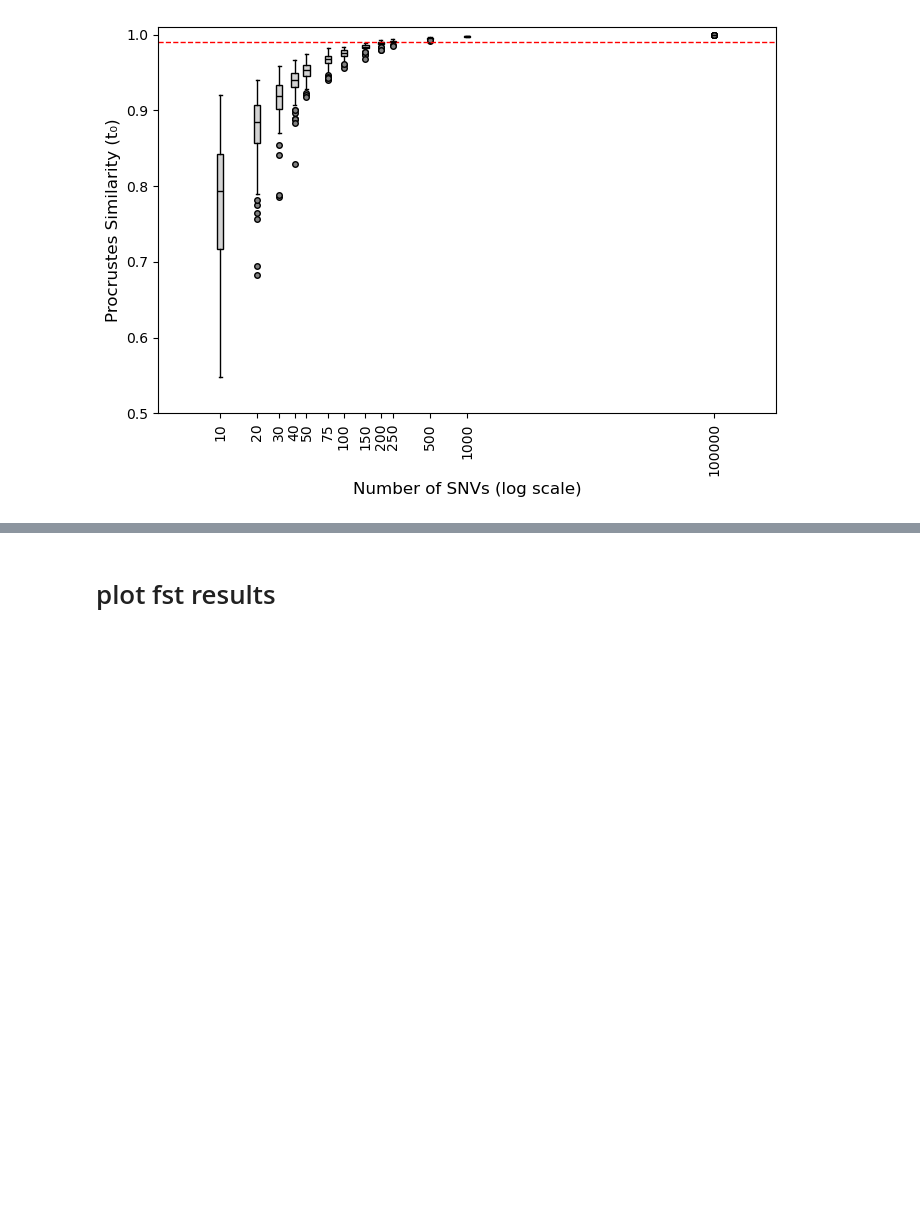
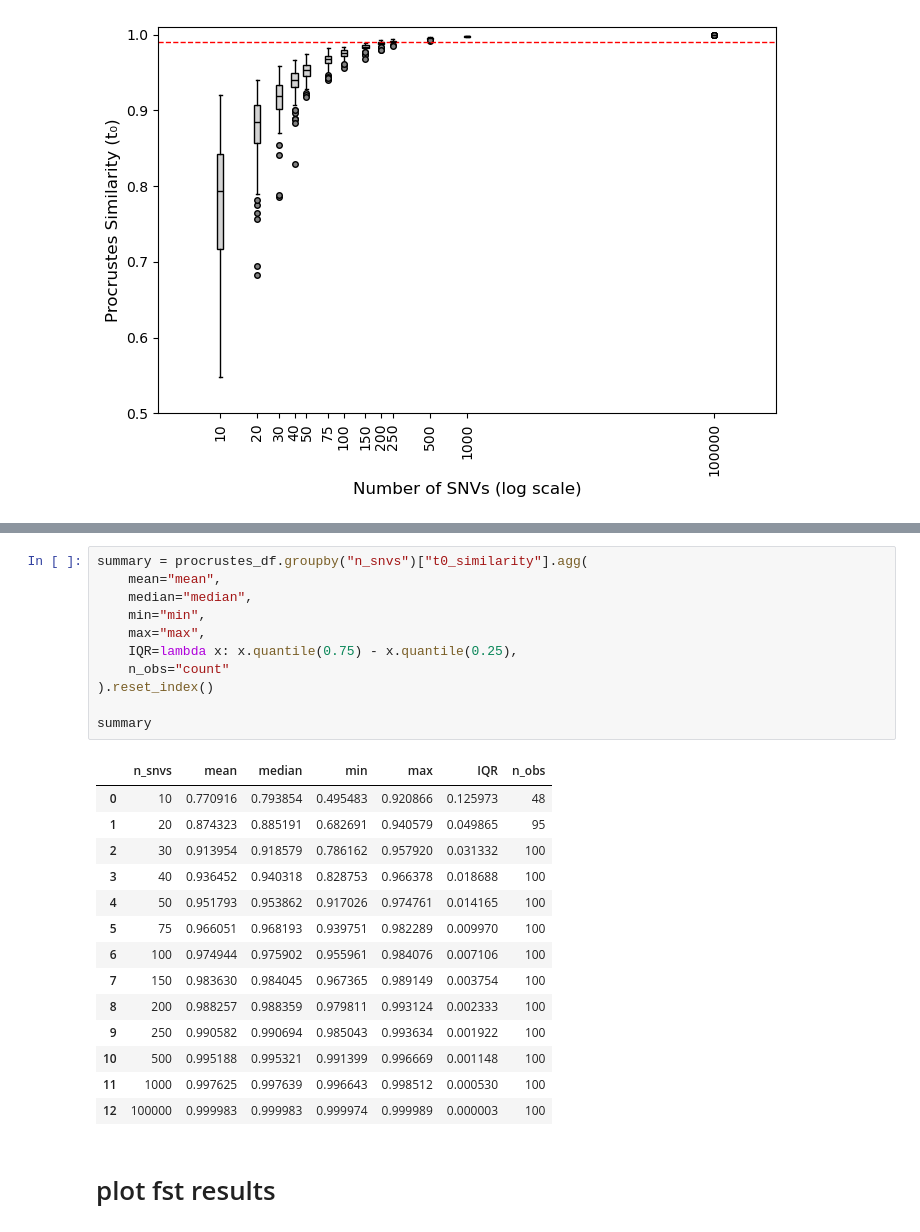
Before and after one commit to nealplatt/schisto_aim_panel, a Jupyter notebook: code/aim_panel_development.ipynb, the cells around one changed output, grey strips where cells are left out. Cells and saved outputs as stored; diff of their text form; blank space fills up the shorter version.

```diff
--- a/code/aim_panel_development.ipynb
+++ b/code/aim_panel_development.ipynb
@@ -654,3 +655,29 @@ procrustes_df
+# %%
+summary = procrustes_df.groupby("n_snvs")["t0_similarity"].agg(
+    mean="mean",
+    median="median",
+    min="min",
+    max="max",
+    IQR=lambda x: x.quantile(0.75) - x.quantile(0.25),
+    n_obs="count"
+).reset_index()
+
+summary
+# %% [output]
+|  | n_snvs | mean | median | min | max | IQR | n_obs |
+| 0 | 10 | 0.770916 | 0.793854 | 0.495483 | 0.920866 | 0.125973 | 48 |
+| 1 | 20 | 0.874323 | 0.885191 | 0.682691 | 0.940579 | 0.049865 | 95 |
+| 2 | 30 | 0.913954 | 0.918579 | 0.786162 | 0.957920 | 0.031332 | 100 |
+| 3 | 40 | 0.936452 | 0.940318 | 0.828753 | 0.966378 | 0.018688 | 100 |
+| 4 | 50 | 0.951793 | 0.953862 | 0.917026 | 0.974761 | 0.014165 | 100 |
+| 5 | 75 | 0.966051 | 0.968193 | 0.939751 | 0.982289 | 0.009970 | 100 |
+| 6 | 100 | 0.974944 | 0.975902 | 0.955961 | 0.984076 | 0.007106 | 100 |
+| 7 | 150 | 0.983630 | 0.984045 | 0.967365 | 0.989149 | 0.003754 | 100 |
+| 8 | 200 | 0.988257 | 0.988359 | 0.979811 | 0.993124 | 0.002333 | 100 |
+| 9 | 250 | 0.990582 | 0.990694 | 0.985043 | 0.993634 | 0.001922 | 100 |
+| 10 | 500 | 0.995188 | 0.995321 | 0.991399 | 0.996669 | 0.001148 | 100 |
+| 11 | 1000 | 0.997625 | 0.997639 | 0.996643 | 0.998512 | 0.000530 | 100 |
+| 12 | 100000 | 0.999983 | 0.999983 | 0.999974 | 0.999989 | 0.000003 | 100 |
 # %% [markdown]
 # plot fst results
 # %%
```
Also changed, not shown: parts of 9 cells of this notebook.
